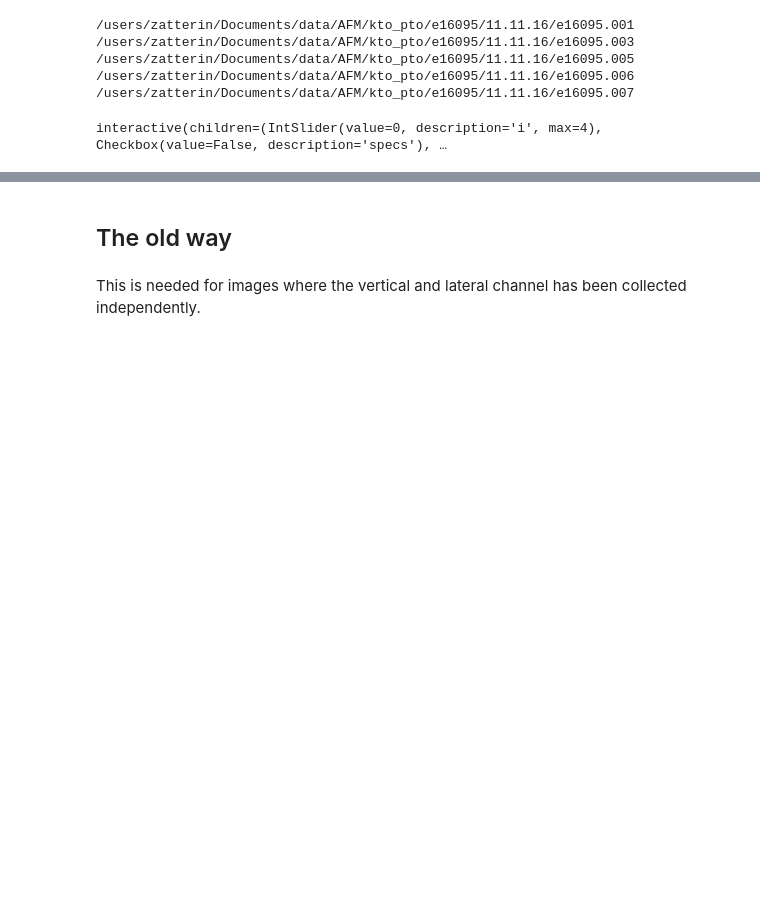
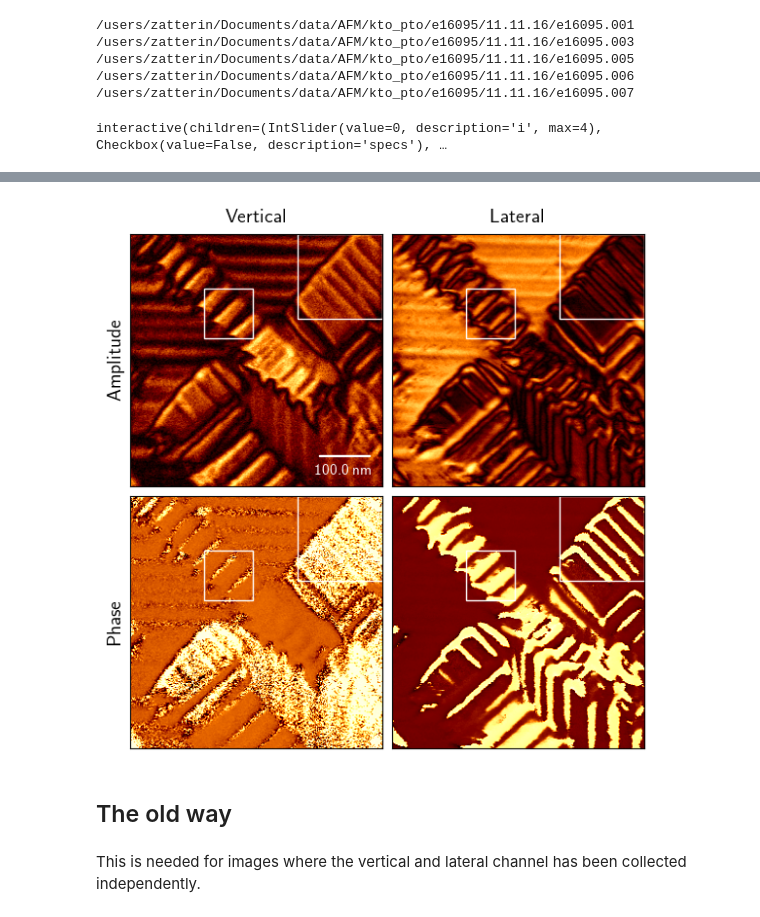
Before and after one commit to ezatterin/notebooks, a Jupyter notebook: pfm/pfm_inspect.ipynb, the cells around one changed output, grey strips where cells are left out. Saved outputs shown, nothing was run; the diff lists cells and outputs as text; code cells hidden in the pictures; blank space fills up the shorter version.

```diff
--- a/pfm/pfm_inspect.ipynb
+++ b/pfm/pfm_inspect.ipynb
@@ -168,3 +207,87 @@ interactive(children=(IntSlider(value=0, description='i', max=4), Checkbox(value
+# %%
+i=0
+specs=False
+save=True
+sample_name='e16095'
+fname='500_110_soft_areas'
+saveformat='pdf'
+sl=np.s_[:,:]
+
+# Load the image channels
+f, chans = load_4chan(filelist[i])
+names = ['VA', 'LA', 'VP', 'LP']
+
+# Crop the img if needed:
+imgs = {}
+for key, arg in chans.items():
+    imgs[key] = arg.pixels[sl]
+
+# Compute ratios to keep scalebar also when cropping
+xratio = chans['LA'].pixels.shape[0] / imgs['LA'].shape[0]
+yratio = chans['LA'].pixels.shape[1] / imgs['LA'].shape[1]
+
+# Initialise a font dictionary
+fdict = dict(verticalalignment='bottom', size='x-large')
+
+# Calculate sizes and units of the pfm image
+xsize = np.round(chans['LA'].size['real']['x'], decimals=1)
+ysize = np.round(chans['LA'].size['real']['y'], decimals=1)
+unit  = chans['LA'].size['real']['unit']
+
+# Initialise the figure and grid
+fig = plt.figure(figsize=(7,7),dpi=100)
+grid = ImageGrid(fig, 111, nrows_ncols=(2,2), axes_pad = 0.1)
+
+# Initialise the scalebar
+fontprops = fm.FontProperties(size=11)
+scalebarlabel = '{0} {1}'.format(np.round(xsize/(xratio*5), decimals=1), unit)
+scalebar = AnchoredSizeBar(grid[0].transData, xsize*xratio/5, scalebarlabel, 'lower right',
+                           color='white', frameon=False, size_vertical=xsize*xratio/500, pad=0.5,
+                           sep=5, fontproperties=fontprops)
+
+# Add labels and the scalebar
+grid[0].add_artist(scalebar)
+grid[0].set_ylabel('Amplitude', fdict)
+grid[0].set_title('Vertical', fdict)
+grid[1].set_title('Lateral', fdict)
+grid[2].set_ylabel('Phase', fdict)
+
+# Plot the images
+for axis, channel in zip(grid, names):
+
+    # draw rois
+    ratio = xsize / imgs[channel].shape[0]
+    roi1 = Rectangle((170*ratio,170*ratio), (256-170)*ratio, (256-170)*ratio,
+                     fill=False, edgecolor='white')
+    axis.add_patch(roi1)
+    roi2 = Rectangle((75*ratio,150*ratio), (200-150)*ratio, (125-75)*ratio,
+                     fill=False, edgecolor='white')
+    axis.add_patch(roi2)
+
+    # plot the image
+    imgplot = np.flipud(imgs[channel])
+    im = axis.imshow(imgplot,vmax=imgplot.max()+imgplot.mean()/2,
+                     interpolation='bilinear', extent=[0, xsize*xratio, 0, ysize*yratio])
+
+    # get rid of numbers
+    plt.setp(axis.get_xticklabels(), visible=False)
+    plt.setp(axis.get_yticklabels(), visible=False)
+
+    # get rid of ticks
+    axis.tick_params(axis='both', which='both',length=0)
+
+# Read specs and add it to figure
+if specs:
+    text = print_specs(f)
+    plt.gcf().text(0.5, 0.08, text, size=10, weight='normal', va='bottom',
+                   ha='center', bbox=dict(boxstyle="round", facecolor='orange', alpha=0.1))
+
+# Save it
+if save:
+    plt.savefig('/users/zatterin/Documents/phdthesis/notes/samples/imgs/pfm/{0}/{1}.{2}'.format(sample_name,fname,saveformat),
+                dpi=100, bbox_inches='tight', format=saveformat)
+# %% [output]
+[figure, added]
 # %% [markdown]
 ## The old way
 # %% [markdown]
```
Also changed, not shown: parts of 9 cells of this notebook, 3 other files.
